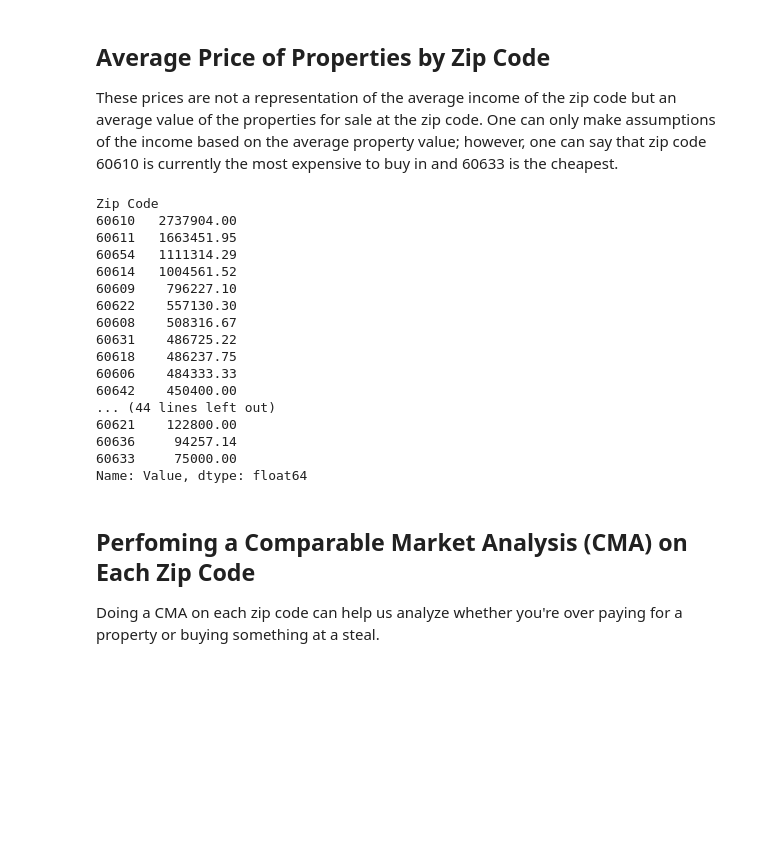
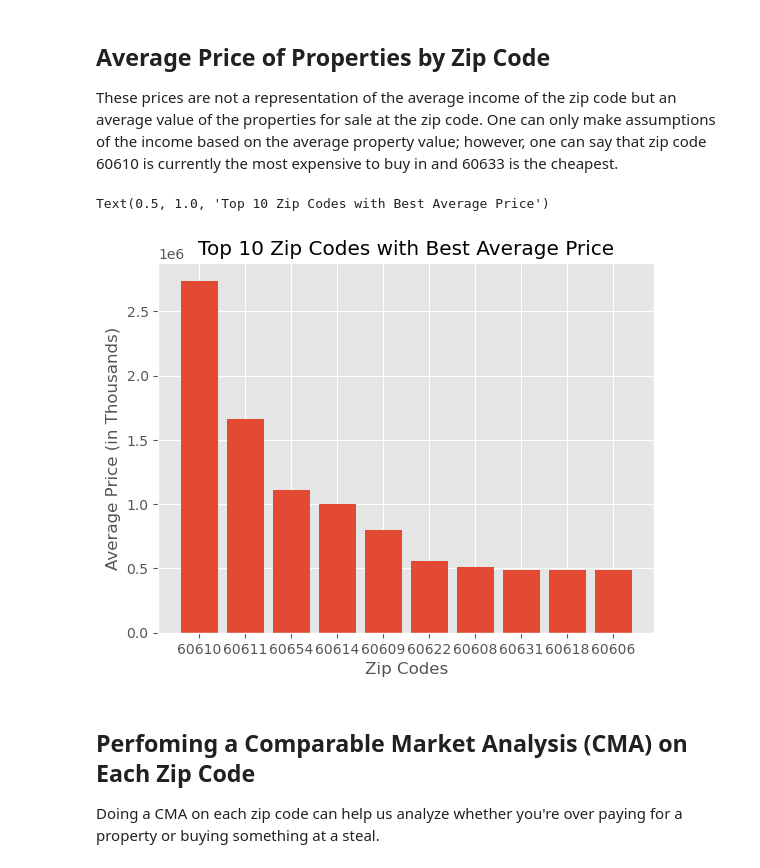
Before and after one commit to TylerLyczak/CS418-FinalProject, a Jupyter notebook: CS418-FinalProject.ipynb, the cells around one changed output. Saved outputs shown, nothing was run; the diff lists cells and outputs as text; code cells hidden in the pictures; blank space fills up the shorter version.

Commit message:
Added more graphs

```diff
--- a/CS418-FinalProject.ipynb
+++ b/CS418-FinalProject.ipynb
@@ -132,30 +132,21 @@ These prices are not a representation of the average income of the zip code but
 # %%
 # prevents pandas from displaying floats in scientific notation
 pd.options.display.float_format = '{:.2f}'.format
 
 average_price_by_zip = dfhouses.groupby('Zip Code')['Value'].mean().sort_values(ascending=False)
 x_vals = list(average_price_by_zip.index.values)[:10]
 y_vals = average_price_by_zip.to_list()[:10]
 
-print(average_price_by_zip)
+# Plot the bar graph for the top 10
+style.use('ggplot')
+plt.bar(np.arange(len(x_vals)), y_vals, align='center')
+plt.xticks(np.arange(len(x_vals)), x_vals)
+plt.xlabel('Zip Codes')
+plt.ylabel('Average Price (in Thousands)')
+plt.title('Top 10 Zip Codes with Best Average Price')
 # %% [output]
-Zip Code
-60610   2737904.00
-60611   1663451.95
-60654   1111314.29
-60614   1004561.52
-60609    796227.10
-60622    557130.30
-60608    508316.67
-60631    486725.22
-60618    486237.75
-60606    484333.33
-60642    450400.00
-... (44 lines left out)
-60621    122800.00
-60636     94257.14
-60633     75000.00
-Name: Value, dtype: float64
+Text(0.5, 1.0, 'Top 10 Zip Codes with Best Average Price')
+[figure, added]
 # %% [markdown]
 ## Perfoming a Comparable Market Analysis (CMA) on Each Zip Code
 
```
Also changed, not shown: parts of 4 cells of this notebook.
